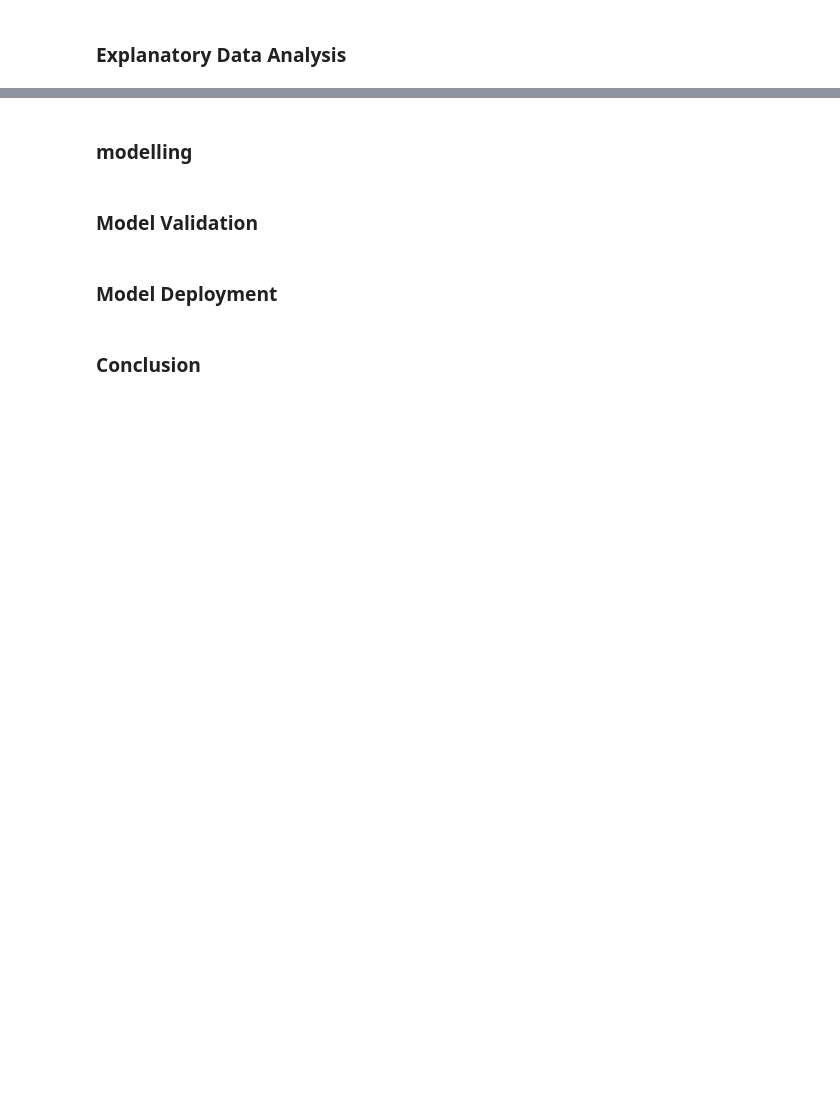
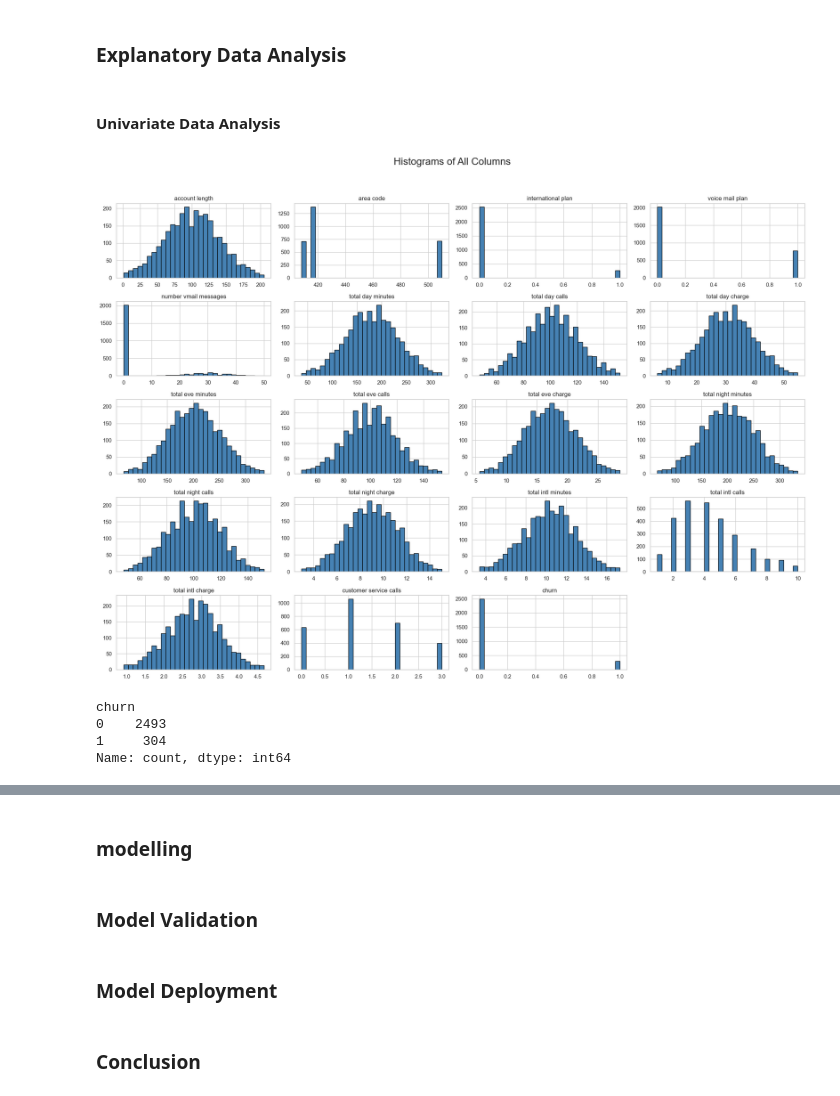
Before and after one commit to Atieng/Customer-Churn-Prediction, a Jupyter notebook: Customer-churn.ipynb, the cells around one changed output, grey strips where cells are left out. Cells and saved outputs as stored; diff of their text form; code cells hidden in the pictures; blank space fills up the shorter version.

Commit message:
Explanatory data analysis

```diff
--- a/Customer-churn.ipynb
+++ b/Customer-churn.ipynb
@@ -428,2 +429,19 @@ memory usage: 354.7+ KB
 # %% [markdown]
 ### Explanatory Data Analysis
+# %% [markdown]
+#### Univariate Data Analysis
+# %%
+# Create histograms for each column
+df.hist(figsize=(20, 15), bins=30, edgecolor='black', color='steelblue')
+plt.suptitle('Histograms of All Columns', fontsize=20)
+plt.tight_layout(rect=[0, 0, 1, 0.95])
+plt.show()
+# %% [output]
+[figure, added]
+# %%
+df['churn'].value_counts()
+# %% [output]
+churn
+0    2493
+1     304
+Name: count, dtype: int64
```
Also changed, not shown: parts of 20 cells of this notebook.
